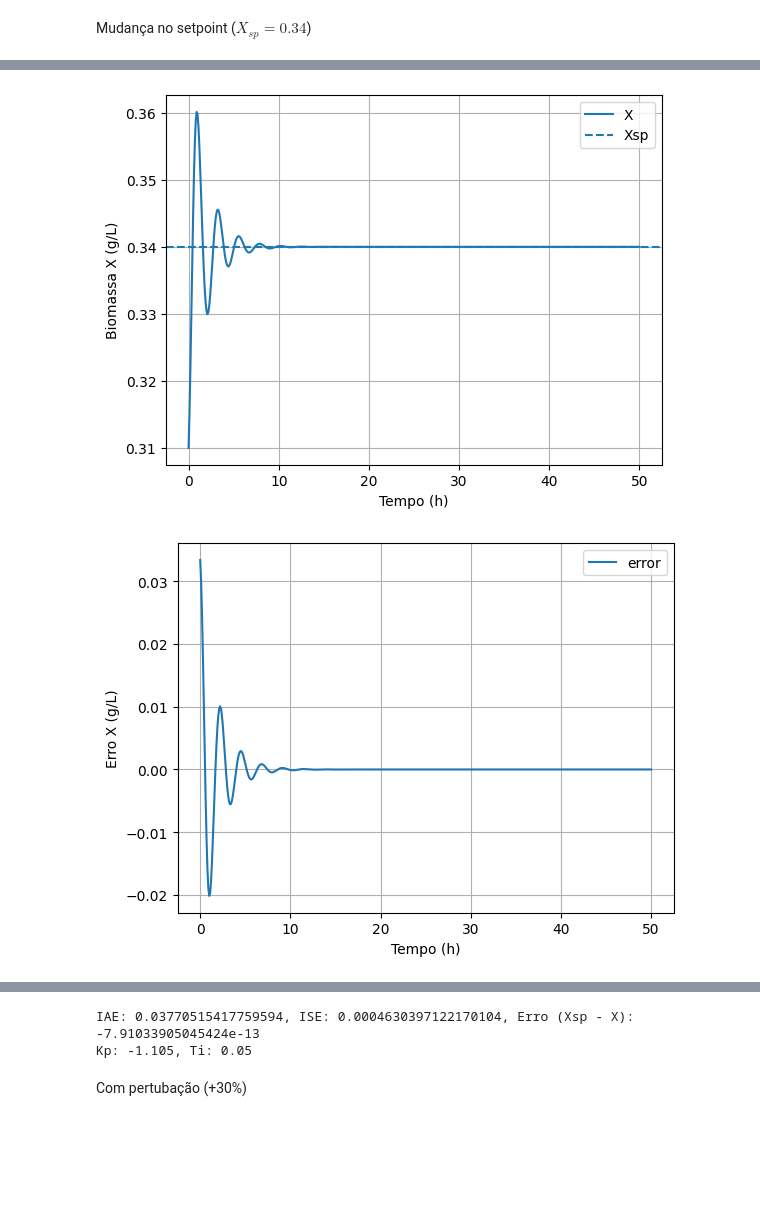
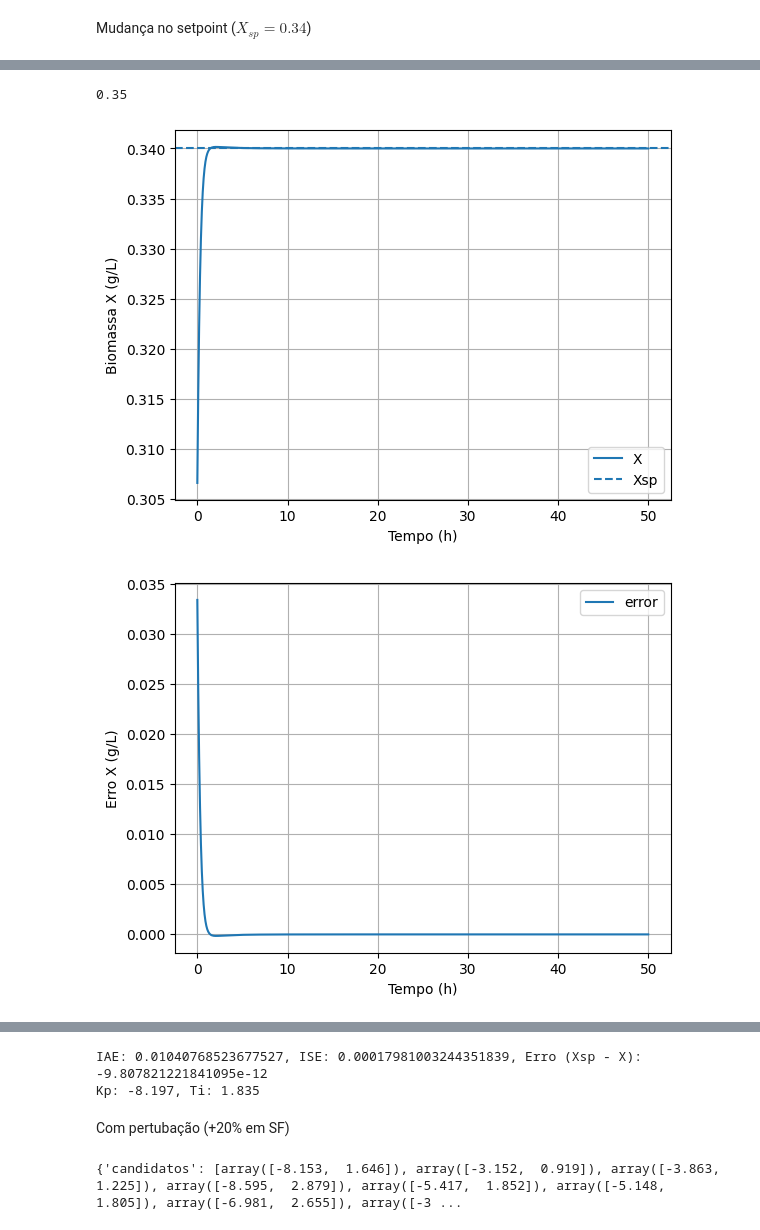
Before and after one commit to andersonmoura-cn/BioReator, a Jupyter notebook: src/genetico.ipynb, the cells around one changed output, grey strips where cells are left out. Saved outputs shown, nothing was run; the diff lists cells and outputs as text; code cells hidden in the pictures; blank space fills up the shorter version.

```diff
--- a/src/genetico.ipynb
+++ b/src/genetico.ipynb
@@ -111,7 +111,7 @@ def selecao(erro_individuo_lim, Xsp, gen, tf, dt, pert, t_pert, Sf_pert):
         # só pode ser selecionado como forte se Ti != 0
         if individuo[1] != 0:
             t1, X1, S1, D1, IAE, ISE, erro = simular_PID(Kc=individuo[0], Ti=individuo[1], Xsp=Xsp, D0=D0, states=states, tempo_final=tf, dt=dt, show=False, pert=pert, t_pert=t_pert, Sf_pert=Sf_pert)
-            erro_individuo = erro[-1]
+            erro_individuo = IAE
 
         if erro_individuo <= erro_individuo_lim:
             fortes.append(individuo)
@@ -124,12 +124,14 @@ def selecao(erro_individuo_lim, Xsp, gen, tf, dt, pert, t_pert, Sf_pert):
         if np.abs(erro_min) > np.abs(erro_individuo):
             erro_min = erro_individuo
 
-    return fortes, fracos, erros_fortes, erros_fortes, erro_min
+    return fortes, fracos, erros_fortes, erros_fracos, erro_min
 
 def cruzamento(fortes, pc: int = 1):
-    filhos = np.zeros(shape=(len(fortes), 2))
+    N = len(fortes)
 
-    for i in range(0, len(fortes), 2):
+    filhos = np.zeros(shape=(N, 2))
+
+    for i in range(0, N, 2):
         # escolha dos pais
         idx_pai, idx_mae = np.random.choice(len(fortes),size=2,replace=False)
 
@@ -143,12 +145,6 @@ def cruzamento(fortes, pc: int = 1):
             arr_p = np.array(ajuste_string(list(str(pai)), tipo_param="Kp"))
             arr_m = np.array(ajuste_string(list(str(mae)), tipo_param="Kp"))
 
-            mask_Kp = gerar_mask_cruzamento()
-
-            # gera dois filhos Kp
-            filhos[i, 0] = float(''.join(np.where(mask_Kp, arr_m, arr_p)))
-            filhos[i + 1, 0] = float(''.join(np.where(mask_Kp, arr_p, arr_m)))
-
             # crossover para o Ti
             pai = fortes[idx_pai, 1]
             mae = fortes[idx_mae, 1]
@@ -156,11 +152,18 @@ def cruzamento(fortes, pc: int = 1):
             arr_p = np.array(ajuste_string(list(str(pai)), tipo_param="Ti"))
             arr_m = np.array(ajuste_string(list(str(mae)), tipo_param="Ti"))
 
+            # mascaras
+            mask_Kp = gerar_mask_cruzamento()
             mask_Ti = gerar_mask_cruzamento()
 
-            # gera dois filhos Ti
+            # gera filho 1
+            filhos[i, 0] = float(''.join(np.where(mask_Kp, arr_m, arr_p)))
             filhos[i, 1] = float(''.join(np.where(mask_Ti, arr_m, arr_p)))
-            filhos[i + 1, 1] = float(''.join(np.where(mask_Ti, arr_p, arr_m)))
+
+            if i != N-1:
+                # gera filho 2
+                filhos[i + 1, 1] = float(''.join(np.where(mask_Ti, arr_p, arr_m)))
+                filhos[i + 1, 0] = float(''.join(np.where(mask_Kp, arr_p, arr_m)))
         else:
             # caso não possam acasalar, os pais são sujeitos direto a mutação
             filhos[i] = fortes[idx_mae]
@@ -193,7 +196,7 @@ def mutacao(populacao, pm: float = 0.1):
 
     return populacao
 # %%
-def sobrevivenciaMaisApto(iter_max, erro_individuo_lim, gen, Xsp, tf, dt, pert=False, t_pert: int = None, Sf_pert: int = None, flag_fracos: bool = True):
+def sobrevivenciaMaisApto(iter_max, erro_desejado,erro_individuo_lim, gen, Xsp, tf, dt, pert=False, t_pert: int = None, Sf_pert: int = None, flag_fracos: bool = True):
     df = None
     historico_erro = []
     while iter_max > 0:
@@ -209,12 +212,12 @@ def sobrevivenciaMaisApto(iter_max, erro_individuo_lim, gen, Xsp, tf, dt, pert=F
             }
 
         # o menor custo da geração foi top, para aqui
-        if abs(erro_min) < 1e-5:
+        if abs(erro_min) < erro_desejado:
+            print("ola")
             break
 
         if iter_max > 1:
-            filhos = []
-
+            filhos = np.empty((0, 2))
             if len(fortes) >= 2:
                 filhos = cruzamento(np.array(fortes))
                 filhos = mutacao(filhos)
@@ -232,6 +235,7 @@ def sobrevivenciaMaisApto(iter_max, erro_individuo_lim, gen, Xsp, tf, dt, pert=F
         iter_max-=1
 
     povo = ordenar_populacao(dict_populacao)
+    print(povo)
     Kp = povo["candidatos"][0][0]
     Ti = povo["candidatos"][0][1]
 
@@ -242,9 +246,9 @@ Mudança no setpoint ($X_{sp} = 0.34$)
 tamanho_povo = 100
 N = 10
 erro_individuo_lim = 1e-2
-
+erro_desejado = 6e-5
 Xsp_novo = 0.34
 
 gen = gerar_populacao_inicial(tamanho_povo)
 
-Kp_AG, Ti_AG, historico_erro = sobrevivenciaMaisApto(iter_max=N, erro_individuo_lim=erro_individuo_lim, gen=gen, Xsp=Xsp_novo, dt=0.1, tf = 50)
+Kp_AG, Ti_AG, historico_erro = sobrevivenciaMaisApto(iter_max=N, erro_desejado=erro_desejado,erro_individuo_lim=erro_individuo_lim, gen=gen, Xsp=Xsp_novo, dt=0.1, tf = 50)
@@ -255,7 +261,11 @@ grafico_convergencia(historico_erro)
+# %%
+print(D0)
+# %% [output]
+0.35
 # %%
-ttop, Xtop, Stop, Dtop, IAE_top, ISE_top, erro = simular_PID(Kc=Kp_AG, Ti=Ti_AG, Xsp=Xsp_novo, D0=D0, states=states, tempo_final=50, dt=0.1, show=True)
+ttop, Xtop, Stop, Dtop, IAE_top, ISE_top, erro = simular_PID(Kc=Kp_AG, Ti=Ti_AG, Xsp=Xsp_novo, states=states, tempo_final=50, dt=0.1, show=True)
 print(f"IAE: {IAE_top}, ISE: {ISE_top}, Erro (Xsp - X): {erro[-1]}")
 print(f"Kp: {Kp_AG}, Ti: {Ti_AG}")
 # %% [output]
-[figure, old version]
+[figure, new version]
-[figure, old version]
+[figure, new version]
@@ -264,9 +274,11 @@ print(f"Kp: {Kp_AG}, Ti: {Ti_AG}")
-IAE: 0.03770515417759594, ISE: 0.0004630397122170104, Erro (Xsp - X): -7.91033905045424e-13
-Kp: -1.105, Ti: 0.05
+IAE: 0.01040768523677527, ISE: 0.00017981003244351839, Erro (Xsp - X): -9.807821221841095e-12
+Kp: -8.197, Ti: 1.835
 # %% [markdown]
-Com pertubação (+30%)
+Com pertubação (+20% em SF)
 # %%
-Kp_AG_pert, Ti_AG_pert, historico_erro_pert = sobrevivenciaMaisApto(iter_max=N, erro_individuo_lim=erro_individuo_lim, gen=gen, Xsp=Xsp, dt=0.1, tf = 50, pert=True, t_pert=20, Sf_pert = 1.3)
+Kp_AG_pert, Ti_AG_pert, historico_erro_pert = sobrevivenciaMaisApto(iter_max=N, erro_desejado=erro_desejado,erro_individuo_lim=erro_individuo_lim, gen=gen, Xsp=Xsp, dt=0.1, tf = 50, pert=True, t_pert=20, Sf_pert = 1.2)
+# %% [output]
+{'candidatos': [array([-8.153,  1.646]), array([-3.152,  0.919]), array([-3.863,  1.225]), array([-8.595,  2.879]), array([-5.417,  1.852]), array([-5.148,  1.805]), array([-6.981,  2.655]), array([-3 ...
 # %%
 grafico_convergencia(historico_erro_pert)
 # %% [output]
```
Also changed, not shown: parts of 5 cells of this notebook, 2 other files.
